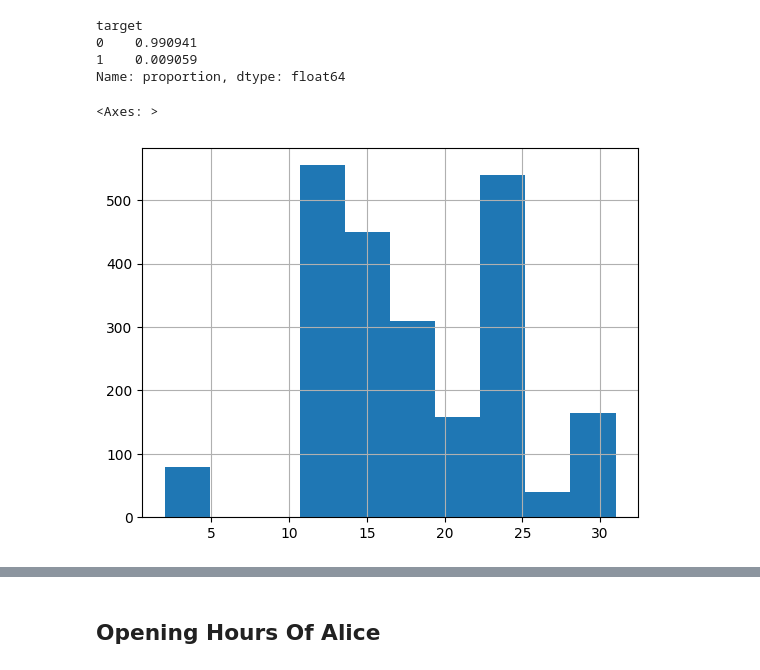
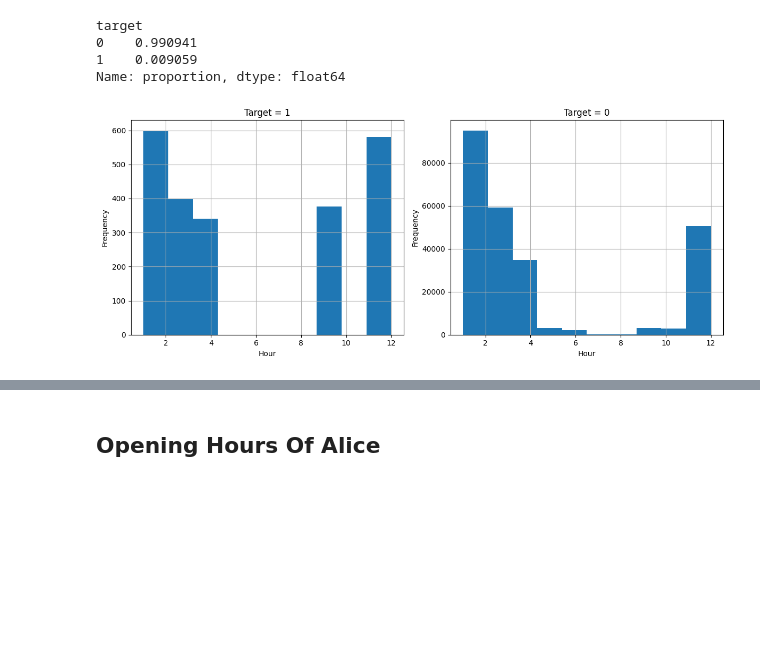
Before and after one commit to marwan995/ML-Project, a Jupyter notebook: project.ipynb, the cells around one changed output, grey strips where cells are left out. Cells and saved outputs as stored; diff of their text form; code cells hidden in the pictures; blank space fills up the shorter version.

```diff
--- a/project.ipynb
+++ b/project.ipynb
@@ -142,8 +142,24 @@ target
 1    0.009059
 Name: proportion, dtype: float64
 # %%
-pd.to_datetime(df[df["target"]==1]['time1']).dt.day.hist()
+plt.figure(figsize=(12, 5))
+
+# Plot for target = 1
+plt.subplot(1, 2, 1)
+pd.to_datetime(df[df["target"] == 1]['time1']).dt.month.hist()
+plt.title("Target = 1")
+plt.xlabel("Hour")
+plt.ylabel("Frequency")
+
+# Plot for target = 0
+plt.subplot(1, 2, 2)
+pd.to_datetime(df[df["target"] == 0]['time1']).dt.month.hist()
+plt.title("Target = 0")
+plt.xlabel("Hour")
+plt.ylabel("Frequency")
+
+plt.tight_layout()
+plt.show()
 # %% [output]
-<Axes: >
-[figure, old version]
+[figure, new version]
 # %%
```
Also changed, not shown: parts of 28 cells of this notebook, 1 other file.
